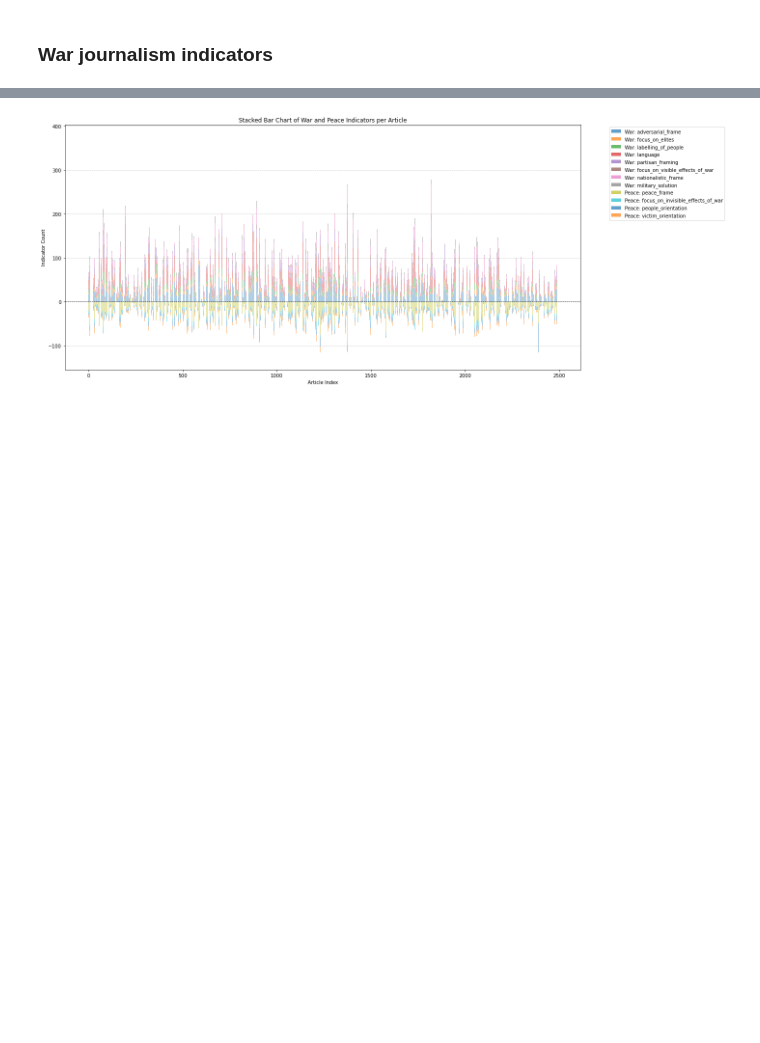
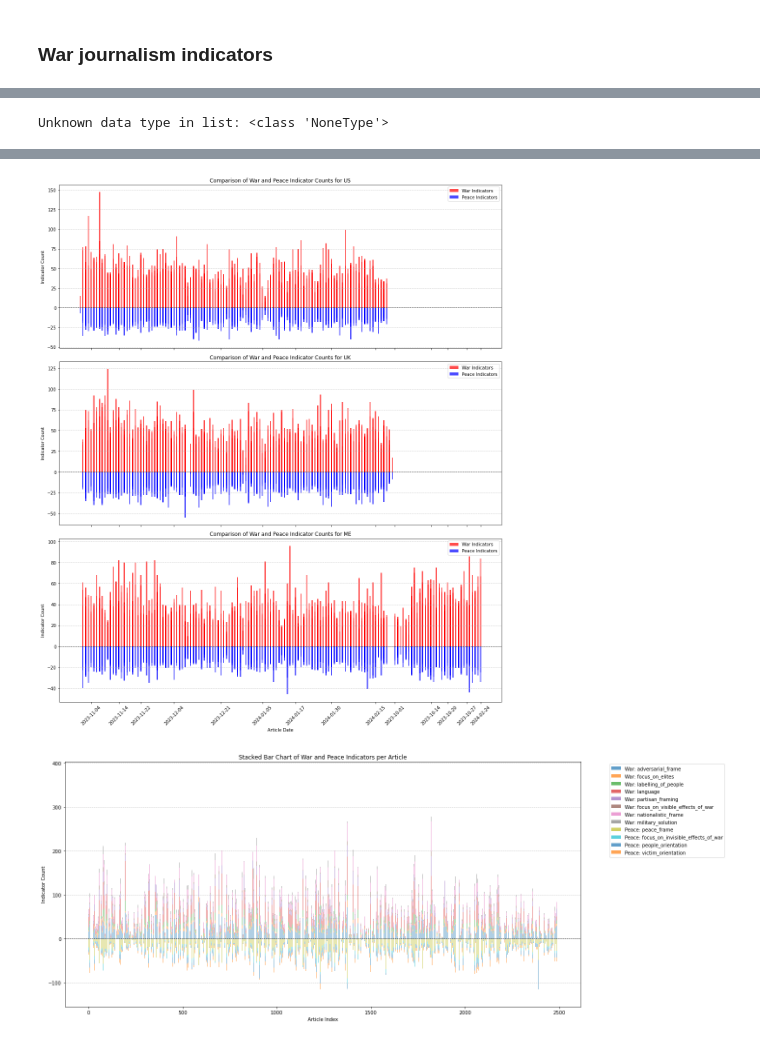
Before and after one commit to avneetreen/humanity-check, a Jupyter notebook: notebooks/Output Analysis.ipynb, the cells around one changed output, grey strips where cells are left out. Drawn from its saved outputs; the diff is of its cells as text; code cells hidden in the pictures; blank space fills up the shorter version.

```diff
--- a/notebooks/Output Analysis.ipynb
+++ b/notebooks/Output Analysis.ipynb
@@ -10,5 +12,6 @@ from pdb import set_trace
 # %%
 data_path = Path("../data/raw/framing_results/")
+processed_path = Path("../data/processed/")
 # %%
 def get_valid_json_list(data):
     out_list = []
@@ -47,11 +42,0 @@ len(me_df)
-# %%
-me_list = []
-for i, json_out in enumerate(me_df):
-    json_out_list = list(json_out.values())
-    try:
-        json_out_dict = json_out_list[0] | json_out_list[1]
-        assert len(json_out_dict) == len(json_out_list[0])+len(json_out_list[1])
-        json_out_dict["index"] = i
-    except:
-        continue
-    me_list.append(json_out_dict)
@@ -64,8 +42,0 @@ me_df = pd.DataFrame(me_list)
-# %%
-valid_columns = []
-df_len = len(me_df)
-for col_name,col in me_df.items():
-    if col.isna().sum() > 0.5*df_len:
-        continue
-    else:
-        valid_columns.append(col_name)
@@ -254,0 +122,58 @@ plt.show()
+# %%
+fig, axes = plt.subplots(3, 1, figsize=(15, 18), sharex=True)
+width = 0.4  # Width of the bars
+
+for i, region in enumerate(["US", "UK", "ME"]):
+    # Select relevant columns for war and peace indicators
+    war_indicators = data_dfs[region][['adversarial_frame',
+        'focus_on_elites', 'labelling_of_people', 'language',
+        'partisan_framing', 'focus_on_visible_effects_of_war',
+        'nationalistic_frame', 'military_solution']]
+    peace_indicators = data_dfs[region][['peace_frame', 'focus_on_invisible_effects_of_war', 'people_orientation', 'victim_orientation']]
+
+    # Flatten and count the indicators
+    war_indicator_list, war_indicator_count = flatten_and_count(war_indicators)
+    war_indicators['indicators_flattened'] = war_indicator_list
+    war_indicators['indicators_count'] = war_indicator_count
+    peace_indicator_list, peace_indicator_count = flatten_and_count(peace_indicators)
+    peace_indicators['indicators_flattened'] = peace_indicator_list
+    peace_indicators['indicators_count'] = peace_indicator_count
+    war_indicators['date_publish'] = data_dfs[region]['date_publish']
+    peace_indicators['date_publish'] = data_dfs[region]['date_publish']
+
+    # Drop nans
+    war_indicators = war_indicators.dropna(subset=["date_publish"])
+    peace_indicators = peace_indicators.dropna(subset=["date_publish"])
+
+    # Convert date_publish to datetime
+    war_indicators['date'] = war_indicators['date_publish'].apply(lambda x: pd.to_datetime(x.split(" ")[0]))
+    peace_indicators['date'] = peace_indicators['date_publish'].apply(lambda x: pd.to_datetime(x.split(" ")[0]))
+
+    war_indicators_sorted = war_indicators.sort_values(by='date')
+    peace_indicators_sorted = peace_indicators.sort_values(by='date')
+    war_indicators_sorted['date'] = war_indicators_sorted['date'].dt.strftime('%Y-%m-%d')
+    peace_indicators_sorted['date'] = peace_indicators_sorted['date'].dt.strftime('%Y-%m-%d')
+
+    war_indicator_count = war_indicators_sorted['indicators_count']
+    peace_indicator_count = peace_indicators_sorted['indicators_count']
+
+    # Create a bar plot to contrast war and peace indicator counts
+    indices = war_indicators_sorted['date']  # Use the 'date_publish' column for the x-axis
+    axes[i].bar(indices, war_indicator_count, width, label='War Indicators', color='red', alpha=0.7)
+    axes[i].bar(indices, [-count for count in peace_indicator_count], width, label='Peace Indicators', color='blue', alpha=0.7)
+
+    # Add labels and title
+    axes[i].set_ylabel('Indicator Count')
+    axes[i].set_title(f'Comparison of War and Peace Indicator Counts for {region}')
+    axes[i].axhline(0, color='black', linewidth=0.8, linestyle='--')  # Add a horizontal line at y=0
+    axes[i].legend()
+    axes[i].grid(axis='y', linestyle='--', alpha=0.7)
+
+# Add shared x-axis label
+plt.xlabel('Article Date')
+plt.xticks(indices[::200], labels=indices[::200], rotation=45)  # Label every 200th date on the x-axis
+plt.tight_layout()
+plt.savefig("../data/figures/war_peace_indicators_region.png", dpi=300)
+plt.show()
+# %% [output]
+Unknown data type in list: <class 'NoneType'>
@@ -255,3 +214,4 @@ plt.show()
+[figure, added]
 # %%
 # Extract the keys for war and peace indicators
 war_keys = list(war_indicator_list[0].keys())
```
Also changed, not shown: parts of 19 cells of this notebook.
